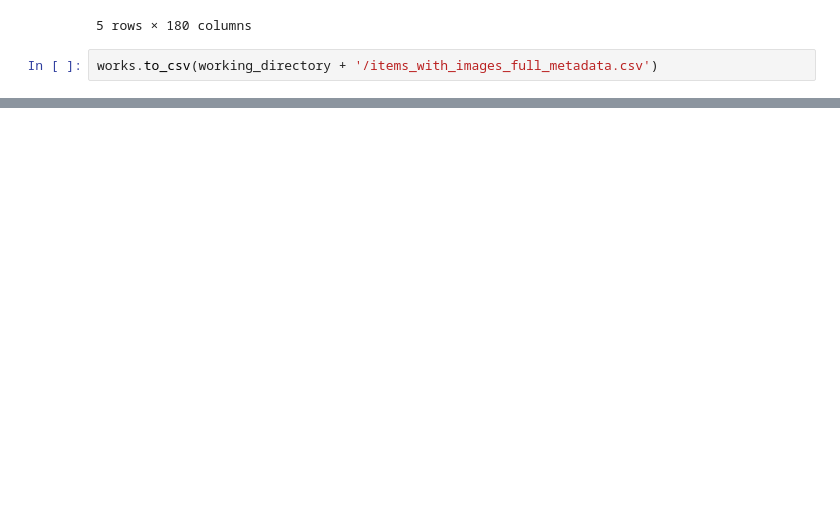
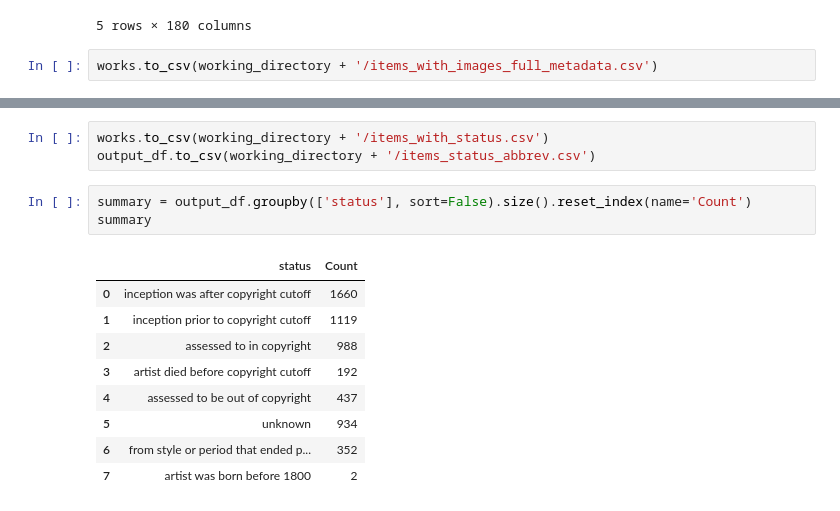
Before and after one commit to HeardLibrary/vandycite, a Jupyter notebook: gallery_works/image_reconciliation.ipynb, the cells around one changed output, grey strips where cells are left out. Cells and saved outputs as stored; diff of their text form; blank space fills up the shorter version.

```diff
--- a/gallery_works/image_reconciliation.ipynb
+++ b/gallery_works/image_reconciliation.ipynb
@@ -274,0 +298,16 @@ for index, work in works.iterrows():
+# %%
+works.to_csv(working_directory + '/items_with_status.csv')
+output_df.to_csv(working_directory + '/items_status_abbrev.csv')
+# %%
+summary = output_df.groupby(['status'], sort=False).size().reset_index(name='Count')
+summary
+# %% [output]
+|  | status | Count |
+| 0 | inception was after copyright cutoff | 1660 |
+| 1 | inception prior to copyright cutoff | 1119 |
+| 2 | assessed to in copyright | 988 |
+| 3 | artist died before copyright cutoff | 192 |
+| 4 | assessed to be out of copyright | 437 |
+| 5 | unknown | 934 |
+| 6 | from style or period that ended p... | 352 |
+| 7 | artist was born before 1800 | 2 |
```
Also changed, not shown: parts of 6 cells of this notebook, 1 other file.
